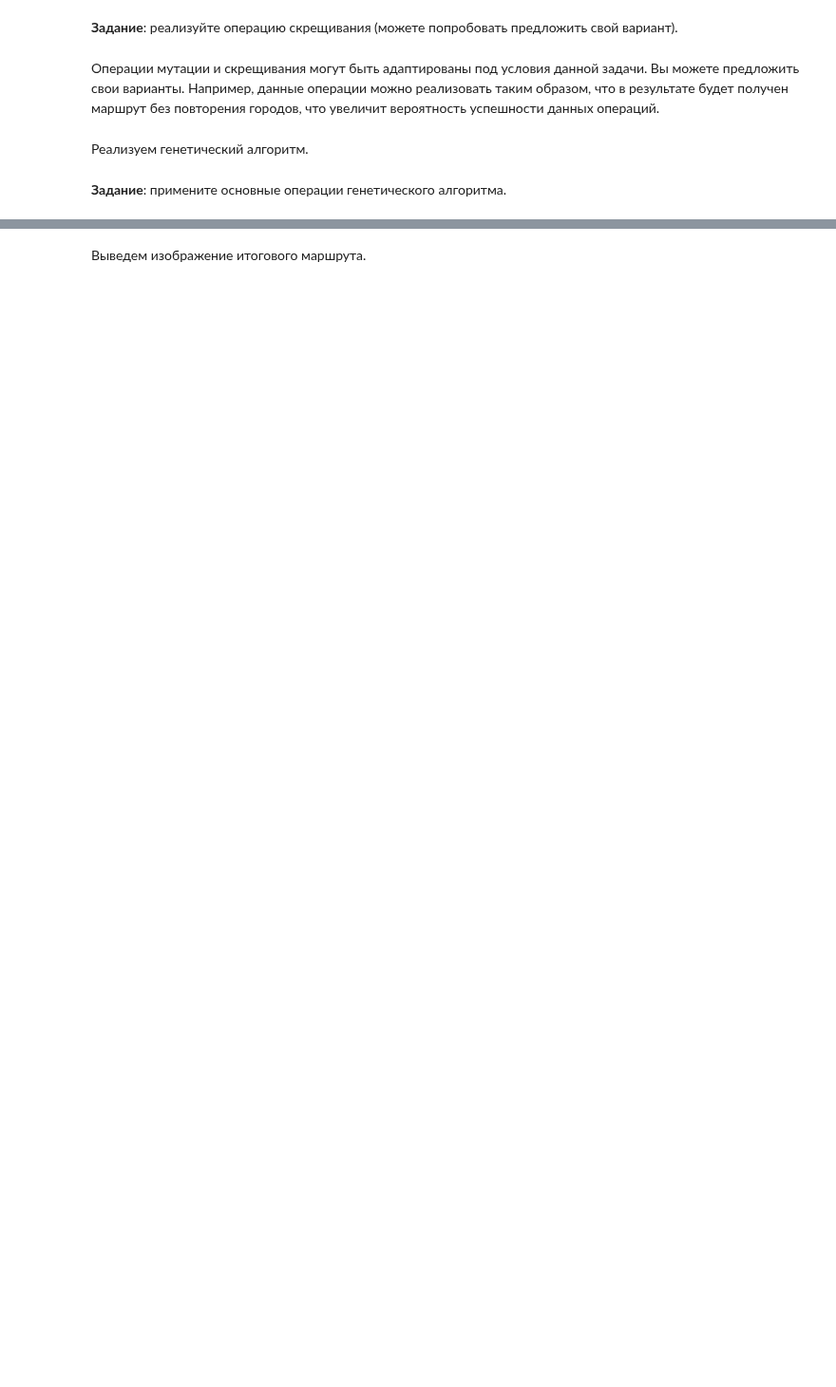
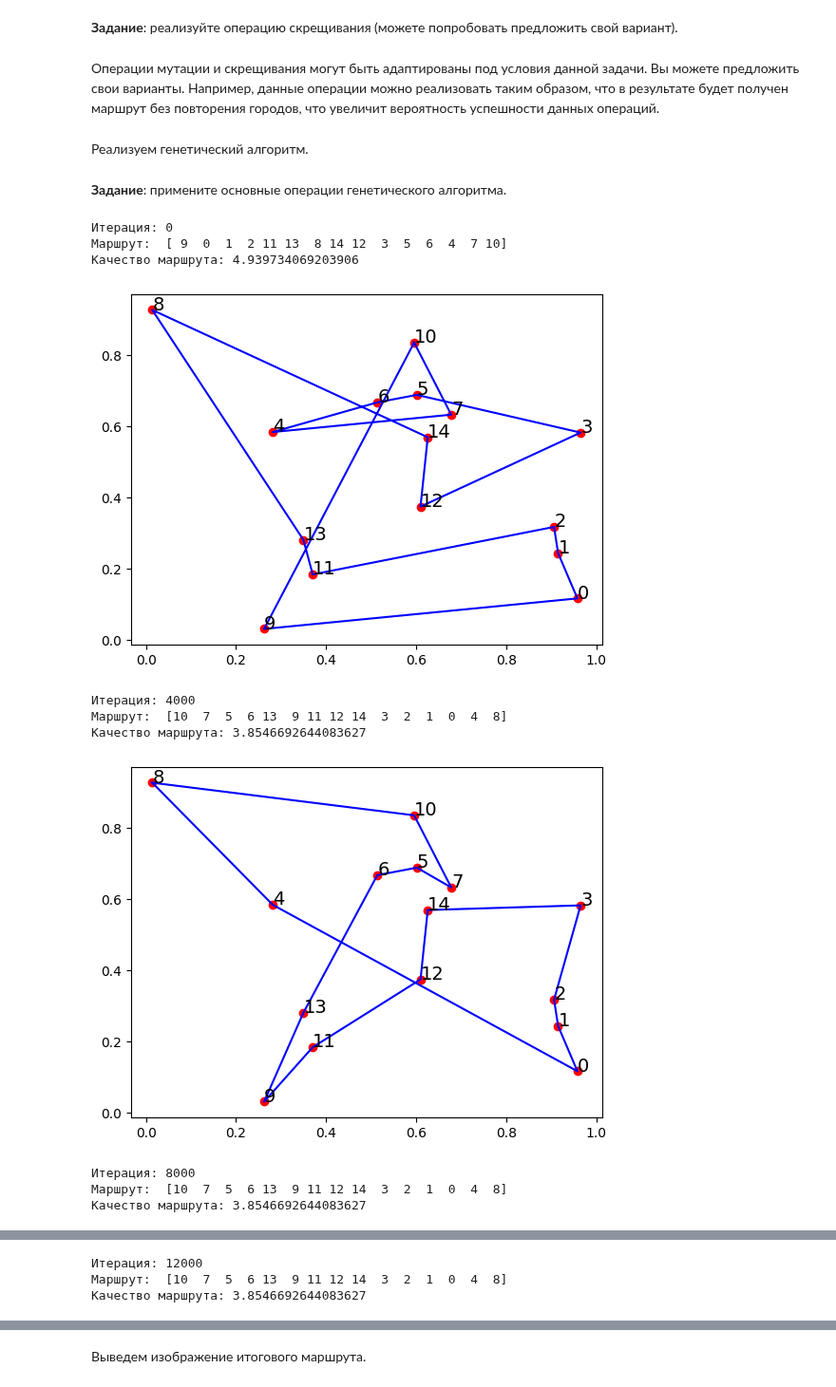
Before and after one commit to need2040/python_solution, a Jupyter notebook: pylabs_2/4. Генетический алгоритм/Лабораторная_генетический_алгоритм.ipynb, the cells around one changed output, grey strips where cells are left out. Shown at 95% size. Saved outputs shown, nothing was run; the diff lists cells and outputs as text; code cells hidden in the pictures; blank space fills up the shorter version.

```diff
--- a/pylabs_2/4. Генетический алгоритм/Лабораторная_генетический_алгоритм.ipynb
+++ b/pylabs_2/4. Генетический алгоритм/Лабораторная_генетический_алгоритм.ipynb
@@ -218,3 +231,12 @@ def mutation(route):
+# %%
+# мутация маршрута
+def mutation(route, p_mut = 0.3):
+
+  new_route = route.copy()
+  if np.random.rand() < p_mut:
+        i, j = np.random.choice(len(new_route), 2, replace=False)
+        new_route[i], new_route[j] = new_route[j], new_route[i]
+  return new_route
 # %% [markdown]
 **4.2. Скрещивание**
 
@@ -225,13 +247,27 @@ def mutation(route):
 ![image.png](embedded-picture-1)
 # %% [markdown]
 **Задание**: реализуйте операцию скрещивания (можете попробовать предложить свой вариант).
-# %%
-# скрещивание
-def crossbreeding(route_1, route_2):
-
-  # YOUR CODE HERE
-
-  return route_3
+# %%
+def crossbreeding(route_1, route_2):
+    n = len(route_1)
+    child = [-1] * n
+
+
+    cut1, cut2 = sorted(np.random.choice(n, size=2, replace=False))
+    child[cut1:cut2+1] = route_1[cut1:cut2+1]
+
+    mapping = {route_2[i]: route_1[i] for i in range(cut1, cut2+1)}
+
+
+    for i in range(n):
+        if child[i] == -1:
+            cand = route_2[i]
+
+            while cand in mapping:
+                cand = mapping[cand]
+            child[i] = cand
+
+    return np.array(child)
 # %% [markdown]
 Операции мутации и скрещивания могут быть адаптированы под условия данной задачи. Вы можете предложить свои варианты. Например, данные операции можно реализовать таким образом, что в результате будет получен маршрут без повторения городов, что увеличит вероятность успешности данных операций.
 # %% [markdown]
@@ -245,34 +281,46 @@ number_iterations = 20000 # количество итераций улучшен
 
 # 2. Оценка качества особей. Функция приспособленности.
 # length_penalty - список оценок всех особей популяции
-length_penalty = # YOUR CODE HERE
+length_penalty = quality(list_cities, routes)
 
 for i in range(number_iterations):
   # отсортируем особи в порядке от наиболее приспособленных к наименее приспособленным
   sort_indx = length_penalty.argsort() # индексы отсортированных элементов
   length_penalty = length_penalty[sort_indx] # меняем оценки качества особей местами в соответствии с отсортированными индексами
   routes = routes[sort_indx] # меняем особи местами в соответствии с отсортированными индексами
 
   # выбираем особи для операций мутации и скрещивания
   route_index_1 = np.random.randint(number_routes)
   route_index_2 = np.random.randint(number_routes)
 
   # 3. Отбор наиболее сильных решений. Селекция
   # (упрощенный вариант селекции с заменой одной наименее приспособленной особи на новую)
   if np.random.random()<0.5:
     # 4.1 мутация
-    routes[-1] = # YOUR CODE HERE
+    routes[-1] =  mutation(routes[route_index_1])
   else:
     # 4.2 скрещивание
-    routes[-1] = # YOUR CODE HERE
+    routes[-1] = crossbreeding(routes[route_index_1], routes[route_index_2])
 
   # 2. Оценка качества особей. Функция приспособленности.
-  length_penalty[-1] = # YOUR CODE HERE
+  length_penalty[-1] = route_length(list_cities, routes[-1])
 
   # вывод промежуточного результата
   if i%(number_iterations//5) == 0:
     print("Итерация:", i)
     print("Маршрут: ", routes[0])
     print("Качество маршрута:", route_length(list_cities, routes[0]))
     route_image(list_cities, routes[0])
     print('\n\n')
+# %% [output]
+Итерация: 0
+Маршрут:  [ 9  0  1  2 11 13  8 14 12  3  5  6  4  7 10]
+Качество маршрута: 4.939734069203906
+[figure, added]
+Итерация: 4000
+Маршрут:  [10  7  5  6 13  9 11 12 14  3  2  1  0  4  8]
+Качество маршрута: 3.8546692644083627
+[figure, added]
+Итерация: 8000
+Маршрут:  [10  7  5  6 13  9 11 12 14  3  2  1  0  4  8]
+Качество маршрута: 3.8546692644083627
@@ -278,0 +328,3 @@ for i in range(number_iterations):
+Итерация: 12000
+Маршрут:  [10  7  5  6 13  9 11 12 14  3  2  1  0  4  8]
+Качество маршрута: 3.8546692644083627
```
Also changed, not shown: parts of 15 cells of this notebook, 12 other files.
